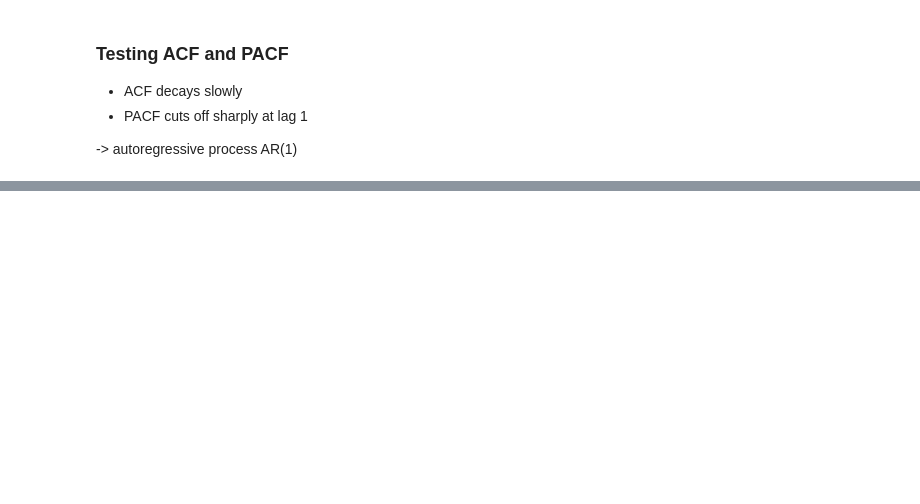
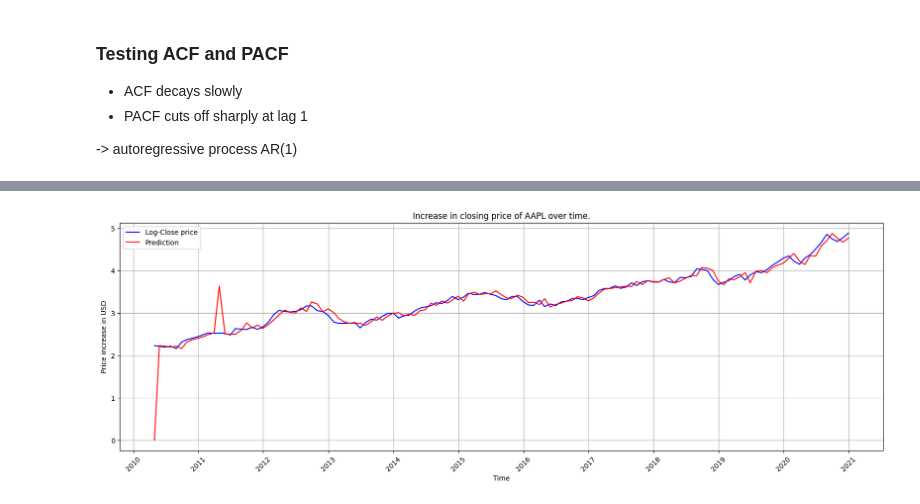
Before and after one commit to balooooooooo/econometric-modelling, a Jupyter notebook: analysis.ipynb, the cells around one changed output, grey strips where cells are left out. Saved outputs shown, nothing was run; the diff lists cells and outputs as text; code cells hidden in the pictures; blank space fills up the shorter version.

```diff
--- a/analysis.ipynb
+++ b/analysis.ipynb
@@ -350,7 +643,25 @@ plt.show()
 # %%
-sarima=sm.tsa.SARIMAX(df_train['Log_Close'],order=(2,2,0),seasonal_order=(0,1,0,12))
+sarima=sm.tsa.SARIMAX(df_train['Log_Close'],order=(2,1,0),seasonal_order=(1,1,1,12))
 model = sarima.fit()
 predicted = model.predict()
+# %%
+plt.figure(figsize=(20,6))
+plt.plot(df_train['Date'], df_train['Log_Close'], label = 'Log-Close price', color='blue')
+plt.plot(df_train['Date'], predicted, label = 'Prediction', color='red')
+plt.gca().xaxis.set_major_locator(mdates.YearLocator())
+plt.gca().xaxis.set_major_formatter(mdates.DateFormatter('%Y'))
+plt.grid(True)
+plt.xticks(rotation=45)
+plt.ylabel('Price increase in USD')
+plt.xlabel('Time')
+plt.title("Increase in closing price of AAPL over time.")
+plt.legend()
+plt.savefig(f"log_fit.pdf", format="pdf", dpi=500, bbox_inches = "tight")
+plt.show()
+MSE(df_train['Close'], predicted)
+forecast = model.forecast(15, exog = None)
+# %% [output]
+[figure, added]
 # %%
 residuals = model.resid[1:]
 plt.figure(figsize=(12, 6))
```
Also changed, not shown: parts of 38 cells of this notebook.
